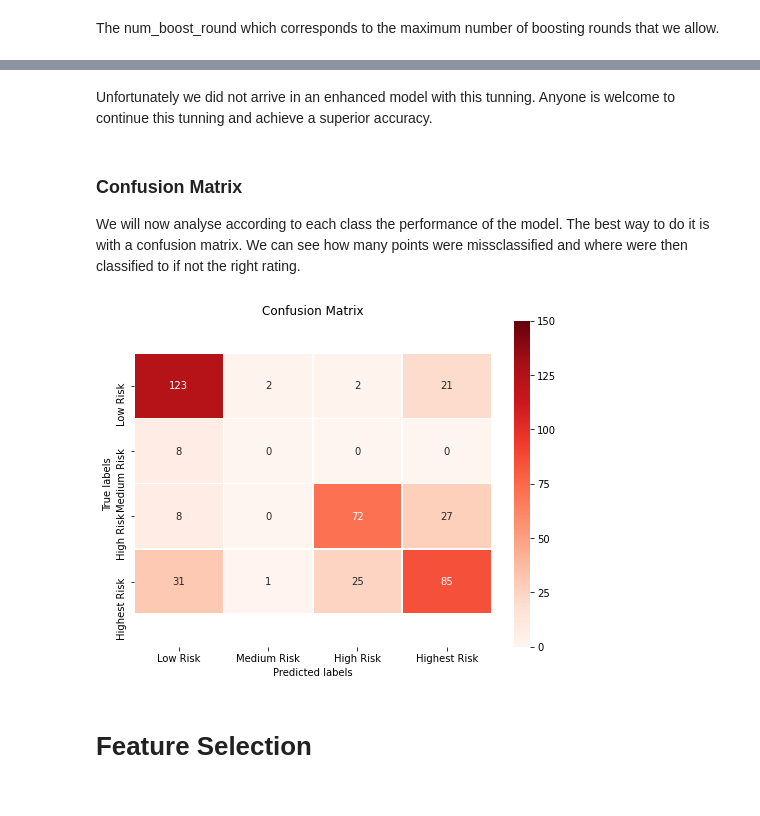
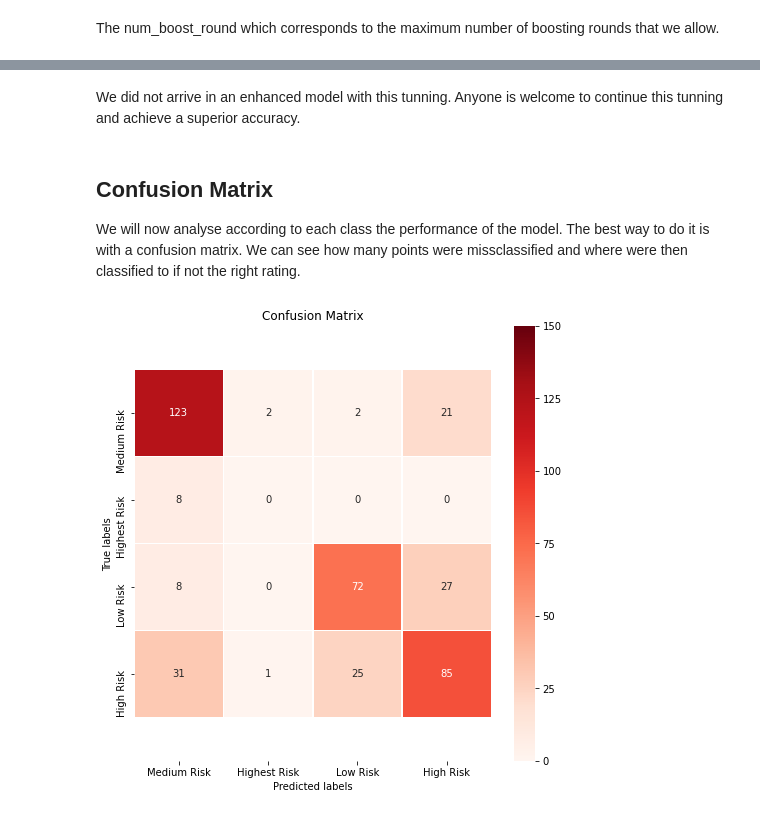
Before and after one commit to Agewerc/ML-Finance, a Jupyter notebook: corporateCreditRatingPrediction.ipynb, the cells around one changed output, grey strips where cells are left out. Saved outputs shown, nothing was run; the diff lists cells and outputs as text; code cells hidden in the pictures.

```diff
--- a/corporateCreditRatingPrediction.ipynb
+++ b/corporateCreditRatingPrediction.ipynb
@@ -969,25 +953,29 @@ metrics.accuracy_score(best_model.predict(dtest), y_test)
 # %% [markdown]
-Unfortunately we did not arrive in an enhanced model with this tunning. Anyone is welcome to continue this tunning and achieve a superior accuracy.
+We did not arrive in an enhanced model with this tunning. Anyone is welcome to continue this tunning and achieve a superior accuracy.
 # %% [markdown]
-### Confusion Matrix
+## Confusion Matrix
 
 We will now analyse according to each class the performance of the model. The best way to do it is with a confusion matrix. We can see how many points were missclassified and where were then classified to if not the right rating.
 # %%
 cm = confusion_matrix(y_test, y_pred_XGB)
 # %%
-fig_dims = (8,6)
-fig, ax = plt.subplots(figsize=fig_dims)
-sns.heatmap(cm, annot=True, ax = ax, vmin=0, vmax=150, fmt="d", linewidths=.5, linecolor = 'white', cmap="Reds"); # annot=True to annotate cells
+fig, ax = plt.subplots(figsize=(8,8))
+
+sns.heatmap(cm, annot = True, ax = ax, vmin=0, vmax=150, fmt="d", linewidths=.5, linecolor = 'white', cmap="Reds") # annot=True to annotate cells
+
 # labels, title and ticks
-ax.set_xlabel('Predicted labels');ax.set_ylabel('True labels');
+ax.set_xlabel('Predicted labels')
+ax.set_ylabel('True labels');
 ax.set_title('Confusion Matrix');
-ax.xaxis.set_ticklabels(['Low Risk', 'Medium Risk', 'High Risk', 'Highest Risk']); ax.yaxis.set_ticklabels(['Low Risk', 'Medium Risk', 'High Risk', 'Highest Risk']);
+ax.xaxis.set_ticklabels(['Medium Risk','Highest Risk', 'Low Risk', 'High Risk'])
+ax.yaxis.set_ticklabels(['Medium Risk','Highest Risk', 'Low Risk', 'High Risk']);
+
+# This part is to correct a bug from the heatmap funciton from pyplot
 b, t = plt.ylim() # discover the values for bottom and top
 b += 0.5 # Add 0.5 to the bottom
 t -= 0.5 # Subtract 0.5 from the top
 plt.ylim(b, t) # update the ylim(bottom, top) values
-plt.show() # ta-da!
+
+plt.show()
 # %% [output]
-[figure, old version]
+[figure, new version]
-# %% [markdown]
-# Feature Selection
```
Also changed, not shown: parts of 42 cells of this notebook.
